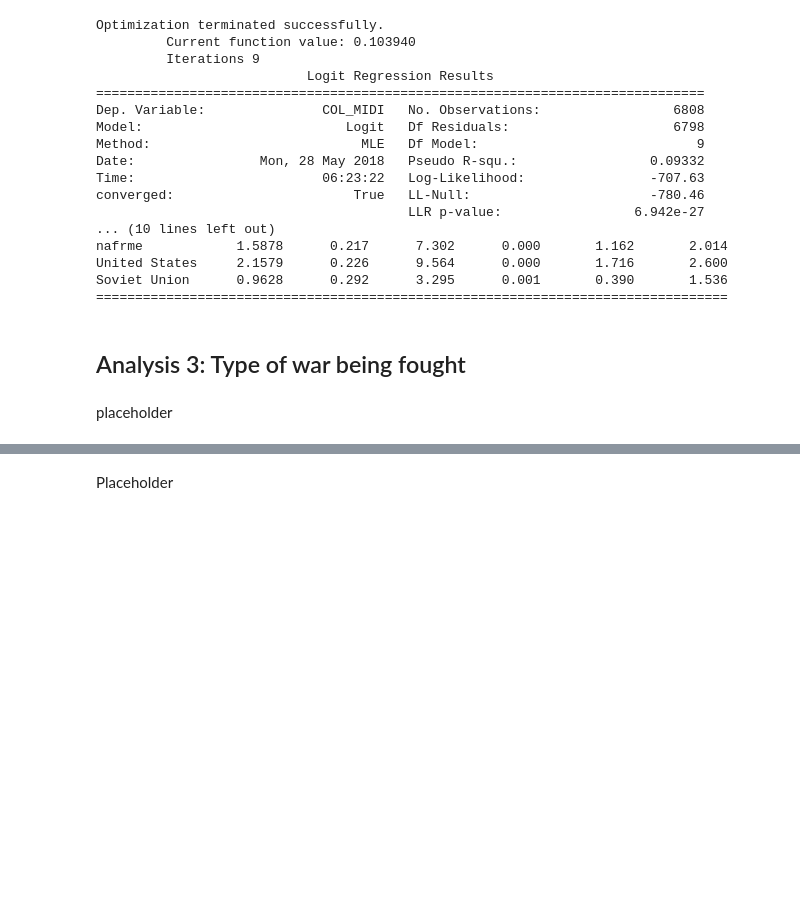
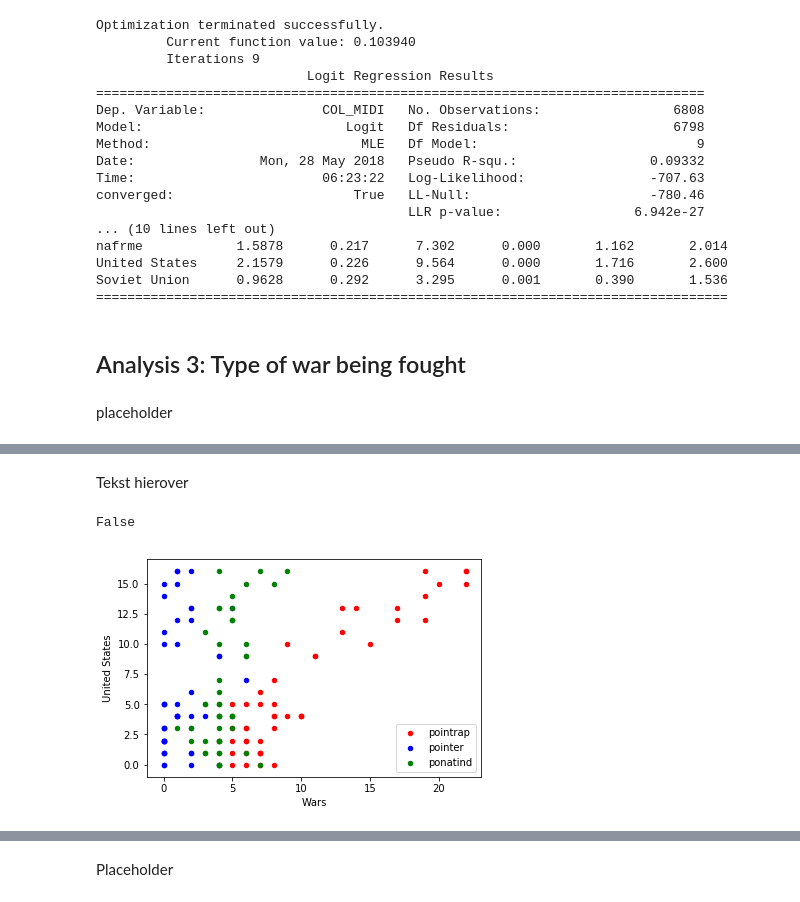
Before and after one commit to Jasper-Koops/Thesis-Cold_War_Interventions, a Jupyter notebook: Analysis.ipynb, the cells around one changed output, grey strips where cells are left out. Cells and saved outputs as stored; diff of their text form; code cells hidden in the pictures; blank space fills up the shorter version.

```diff
--- a/Analysis.ipynb
+++ b/Analysis.ipynb
@@ -1098 +1200,15 @@ Soviet Union    -0.5580      0.176     -3.163      0.002      -0.904      -0.212
 ================================================================================
+# %% [markdown]
+Tekst hierover
+# %%
+ax1 = df3.plot.scatter(x='pointrap', y='United States',
+            color='r', label='pointrap')
+ax2 = df3.plot.scatter(x='pointer', y='United States',
+            color='b', ax=ax1, label='pointer')
+ax3 = df3.plot.scatter(x='ponatind', y='United States',
+            color='g', ax=ax1, label='ponatind').set_xlabel("Wars")
+ax1.legend()
+print(ax1 == ax2 == ax3)  # True
+# %% [output]
+False
+[figure, added]
```
Also changed, not shown: parts of 14 cells of this notebook.
